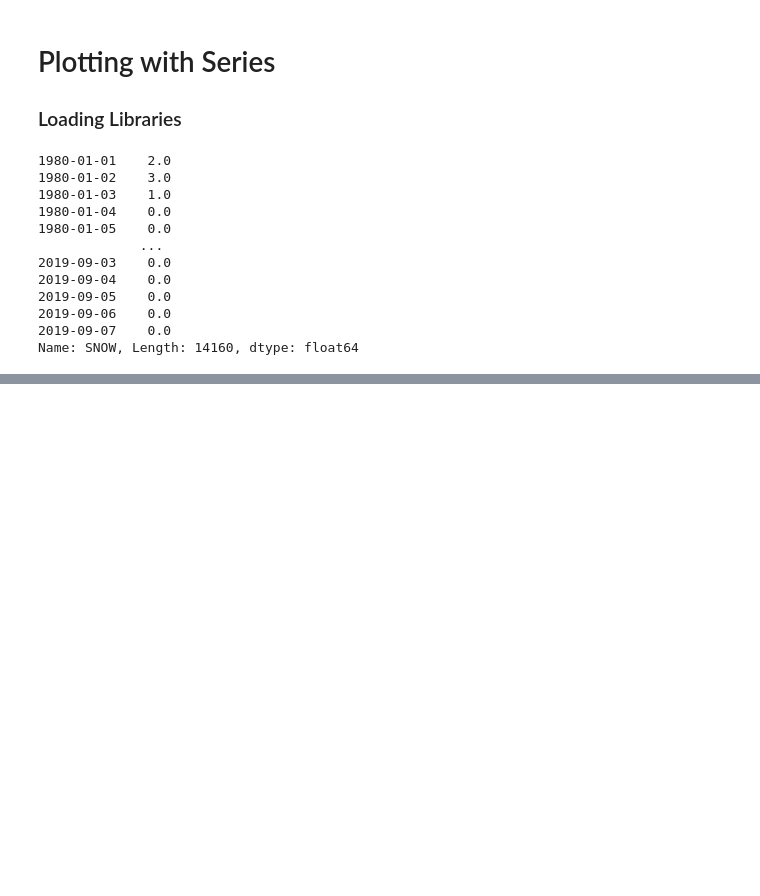
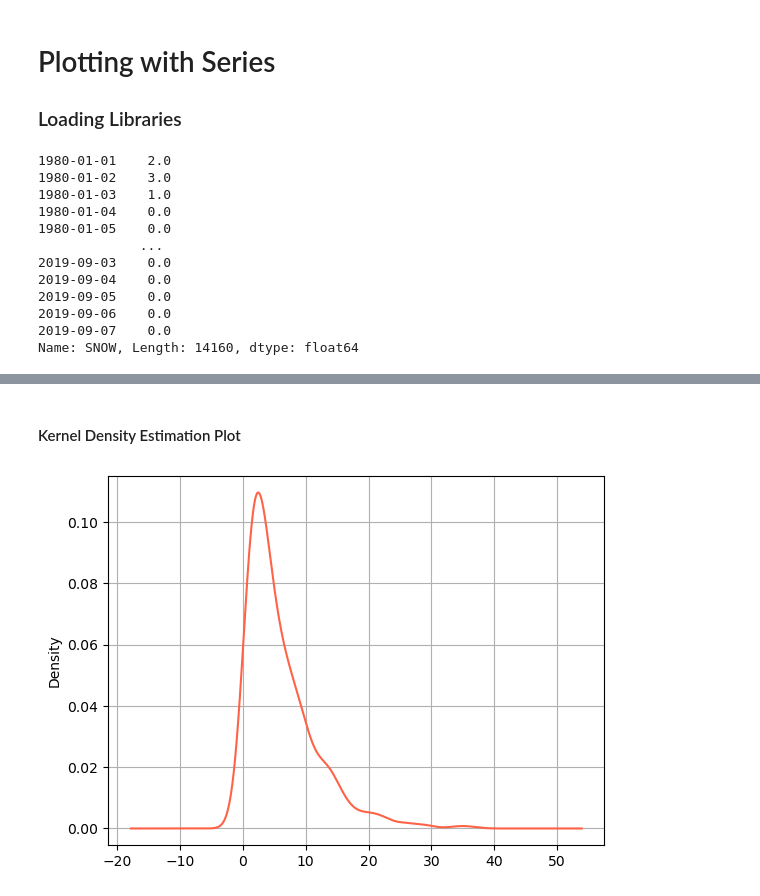
Before and after one commit to joakor89/Effective_Pandas, a Jupyter notebook: plotting_series.ipynb, the cells around one changed output, grey strips where cells are left out. Cells and saved outputs as stored; diff of their text form; code cells hidden in the pictures; blank space fills up the shorter version.

```diff
--- a/plotting_series.ipynb
+++ b/plotting_series.ipynb
@@ -37,0 +64,11 @@ Name: SNOW, Length: 14160, dtype: float64
+# %% [markdown]
+#### Kernel Density Estimation Plot
+# %%
+(snow
+ [lambda s:(s.index.month == 1) & (s>0)]
+ .plot.kde(color='tomato')
+)
+plt.grid(True)
+plt.show()
+# %% [output]
+[figure, added]
```
Also changed, not shown: parts of 26 cells of this notebook, 1 other file.
